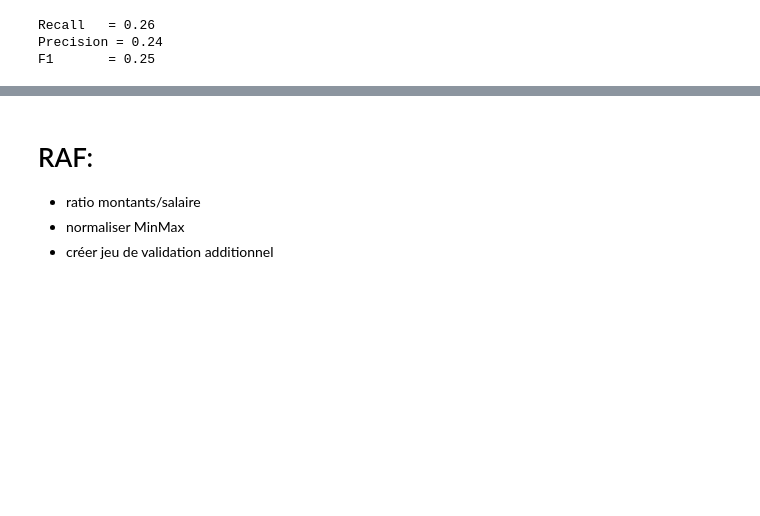
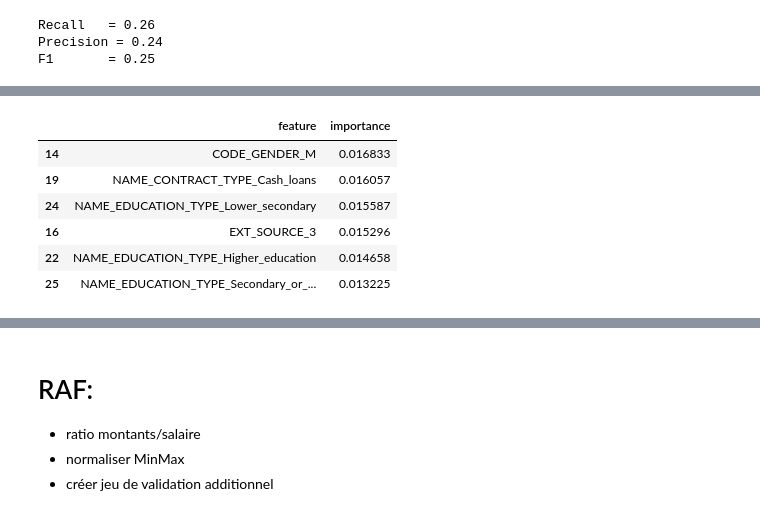
Before and after one commit to JeanRosselVallee/project_7, a Jupyter notebook: modeling/Jean_Vallée_2_notebook_modelisation_042024.ipynb, the cells around one changed output, grey strips where cells are left out. Cells and saved outputs as stored; diff of their text form; code cells hidden in the pictures; blank space fills up the shorter version.

```diff
--- a/modeling/Jean_Vallée_2_notebook_modelisation_042024.ipynb
+++ b/modeling/Jean_Vallée_2_notebook_modelisation_042024.ipynb
@@ -1490,0 +1499,13 @@ F1       = 0.25
+# %%
+df_features_top = pd.DataFrame(data= model_optimal[0].feature_importances_,
+                       index=model_optimal[0].feature_names_in_, columns=['importance']).reset_index()
+df_features_top = df_features_top.rename(columns={'index':'feature'}).sort_values(by='importance', ascending=False)[:6]
+df_features_top
+# %% [output]
+|  | feature | importance |
+| 14 | CODE_GENDER_M | 0.016833 |
+| 19 | NAME_CONTRACT_TYPE_Cash_loans | 0.016057 |
+| 24 | NAME_EDUCATION_TYPE_Lower_secondary | 0.015587 |
+| 16 | EXT_SOURCE_3 | 0.015296 |
+| 22 | NAME_EDUCATION_TYPE_Higher_education | 0.014658 |
+| 25 | NAME_EDUCATION_TYPE_Secondary_or_... | 0.013225 |
```
Also changed, not shown: parts of 55 cells of this notebook, 5 other files.
